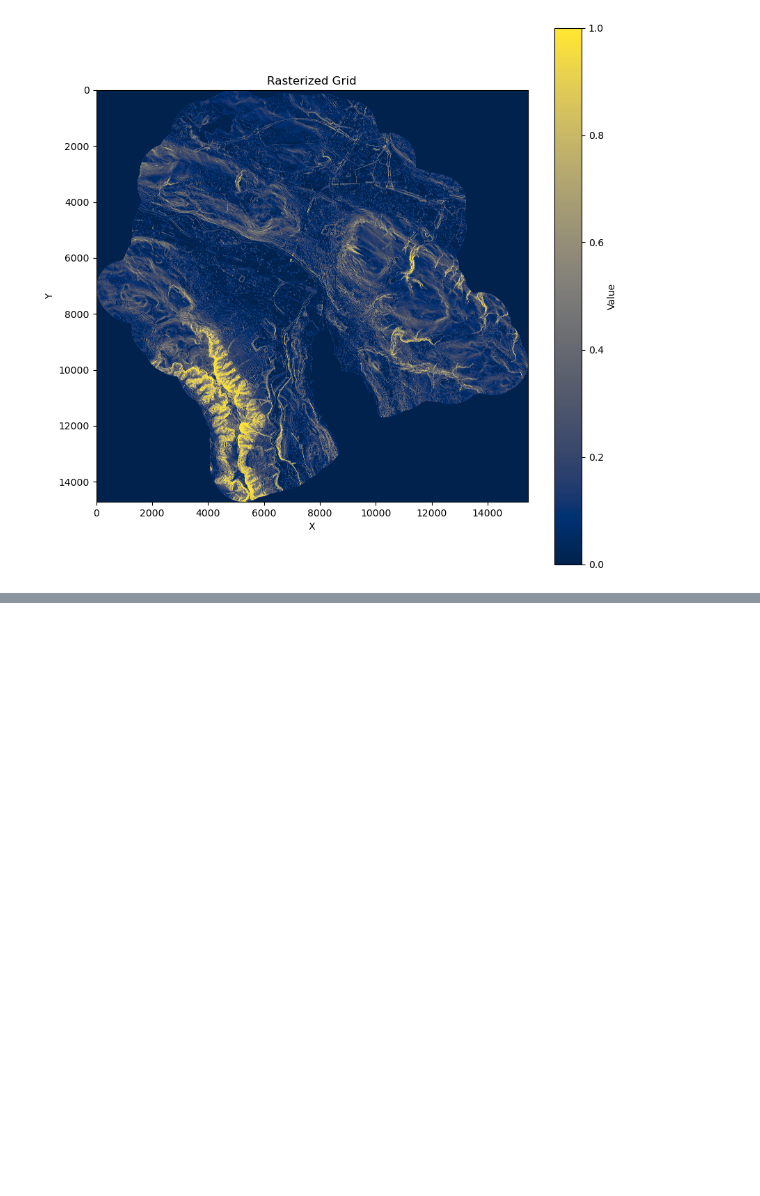
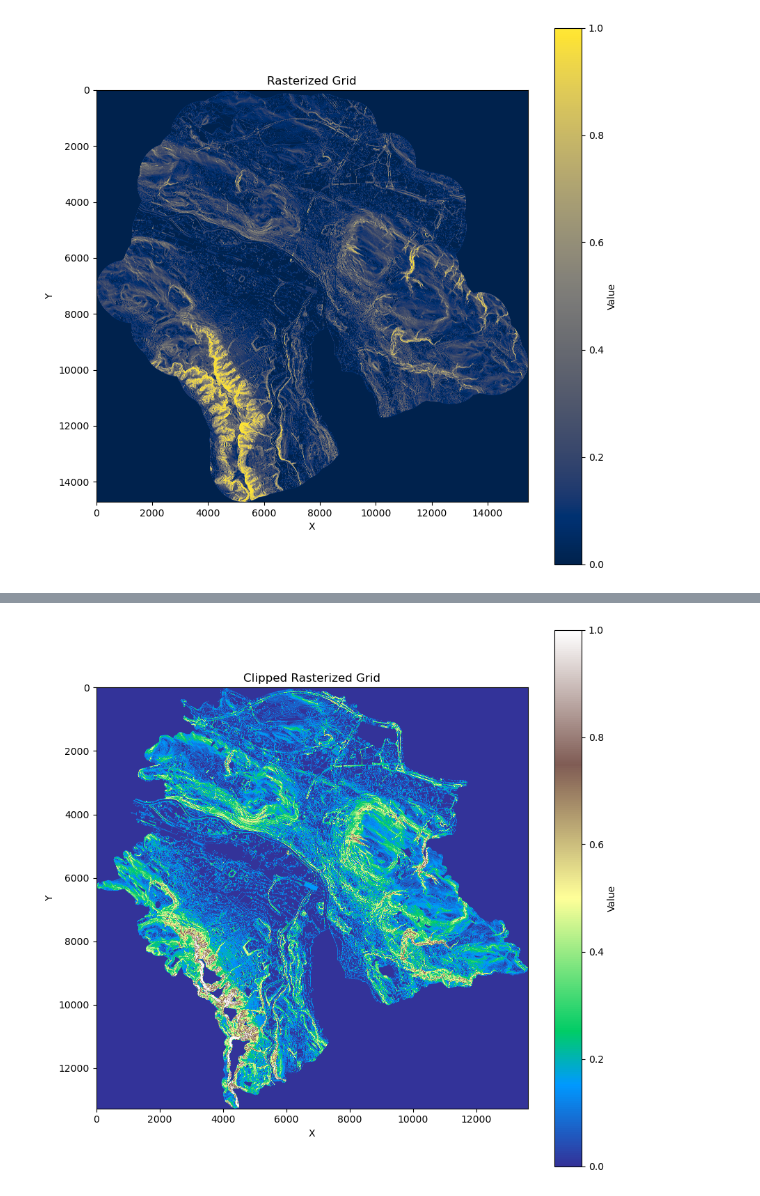
Before and after one commit to Kronjus/gta_project, a Jupyter notebook: algorithms/test_nb.ipynb, the cells around one changed output, grey strips where cells are left out. Cells and saved outputs as stored; diff of their text form; code cells hidden in the pictures; blank space fills up the shorter version.

```diff
--- a/algorithms/test_nb.ipynb
+++ b/algorithms/test_nb.ipynb
@@ -56,3 +59,9 @@ plt.ylabel('Y')
 plt.show()
 # %% [output]
 [figure]
+# %%
+with fiona.Env(SHAPE_RESTORE_SHX='YES'):
+    # Load the shapefile
+    foot_bike = gpd.read_file('./data/taz_mm.tbl_routennetz.shp')
+
+foot_bike.head()
@@ -58,0 +75,2 @@ plt.show()
+# %%
+foot_paths_buffered = foot_bike.buffer(100)
@@ -58,0 +91,4 @@ plt.show()
+# %%
+with rasterio.open('raster.tif') as src:
+    out_image, out_transform = mask(src, foot_paths_buffered.geometry, crop=True)
+    out_meta = src.meta.copy()
@@ -58,0 +105,15 @@ plt.show()
+# %%
+# Read the clipped raster data
+with rasterio.open('clipped_raster.tif') as src:
+    clipped_raster = src.read(1)
+
+# Plot the clipped raster data
+plt.figure(figsize=(10, 10))
+plt.imshow(clipped_raster, cmap='terrain')
+plt.colorbar(label='Value')
+plt.title('Clipped Rasterized Grid')
+plt.xlabel('X')
+plt.ylabel('Y')
+plt.show()
+# %% [output]
+[figure, added]
```
Also changed, not shown: parts of 6 cells of this notebook, 5 other files.
